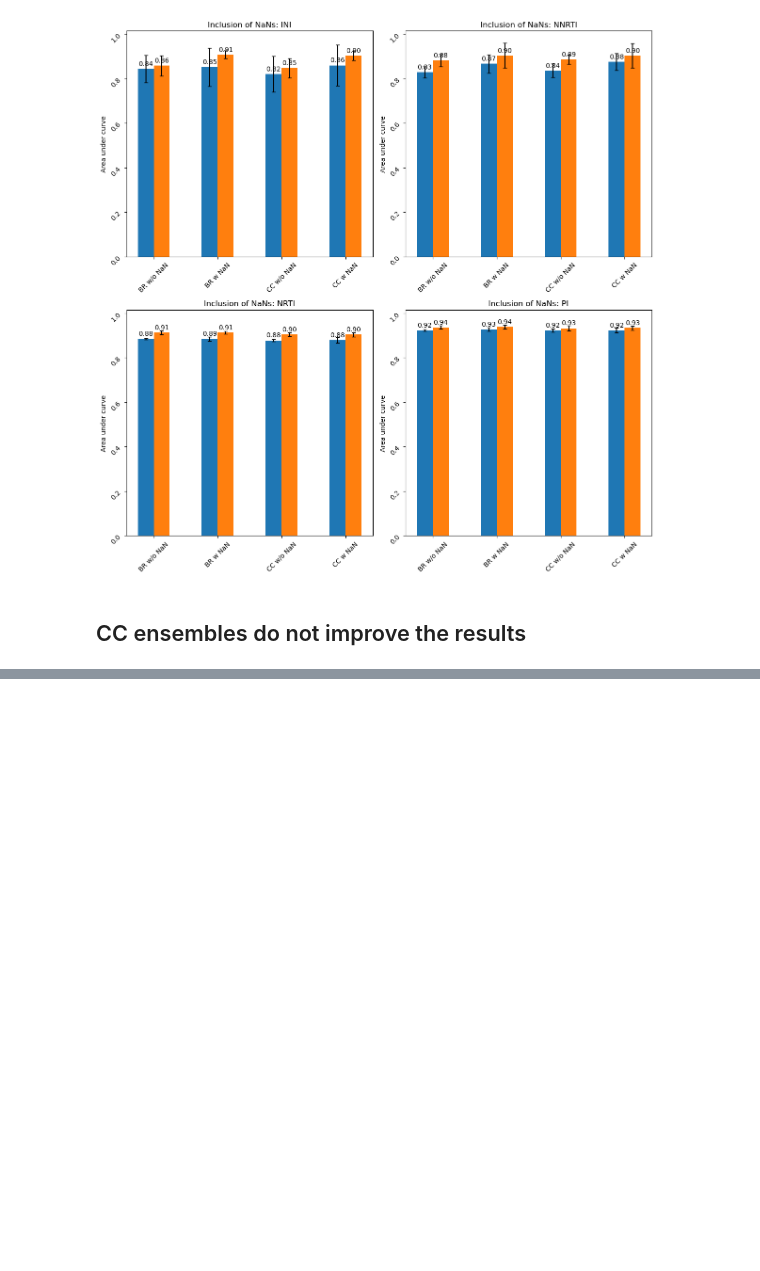
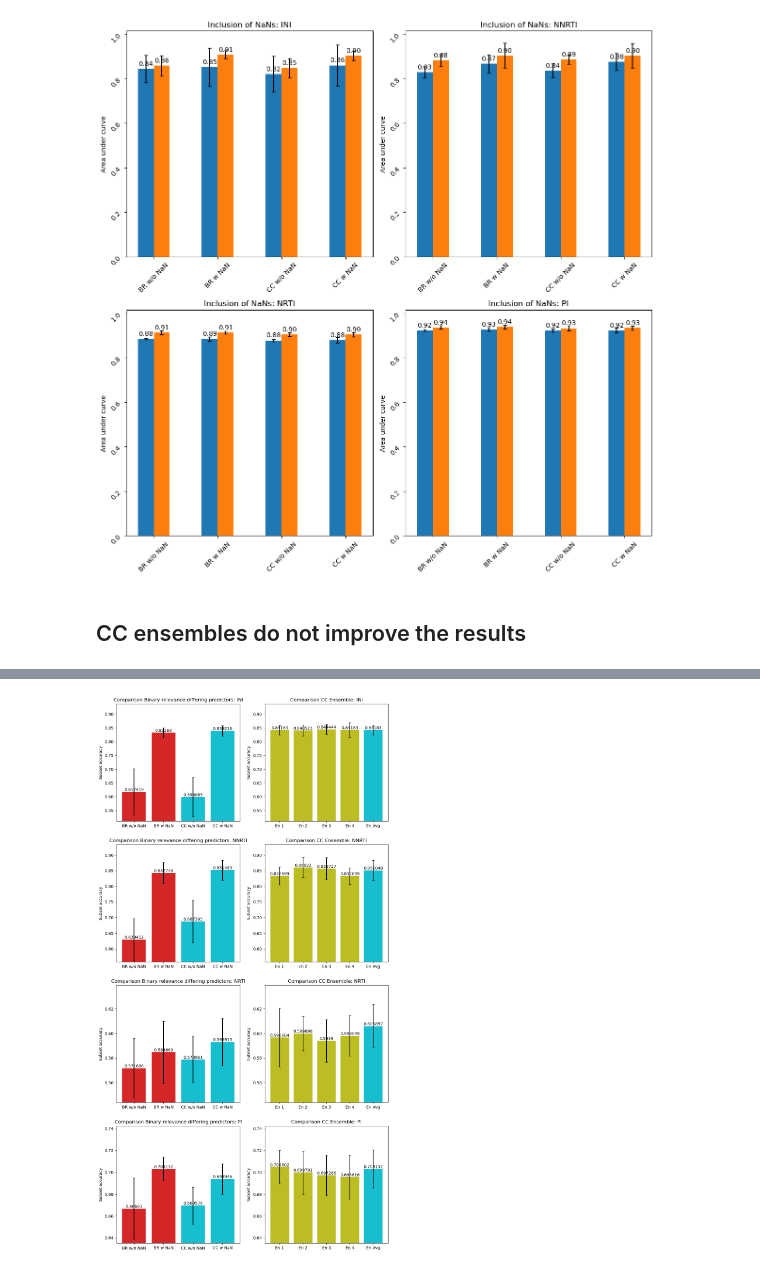
Before and after one commit to FloAvis/Masterthesis_TabPFN_HIV, a Jupyter notebook: statistics/PT_statistics.ipynb, the cells around one changed output, grey strips where cells are left out. Cells and saved outputs as stored; diff of their text form; code cells hidden in the pictures; blank space fills up the shorter version.

```diff
--- a/statistics/PT_statistics.ipynb
+++ b/statistics/PT_statistics.ipynb
@@ -635,0 +658,58 @@ Warning: True label is Missing,
+# %%
+#Figure
+
+
+models_w_TabPFN = ["BR w/o NaN", "BR w NaN", "CC w/o NaN", "CC w NaN"]
+
+color = ["tab:red"] * 2 + ["tab:cyan"] * 2
+
+ensemble_labels = ["En 1", "En 2", "En 3", "En 4", "En Avg"]
+
+color_en = ["tab:olive"] * 4 + ["tab:cyan"]
+
+fig, axs = plt.subplots(4, 2, figsize=(12, 24))
+
+axs = axs.flatten()
+
+for i, drug in enumerate(df_sub_accs_groups_mean.columns.values.tolist()):
+    j = 2 * i
+    #print(axs[i])
+    #print(i)
+
+    p = axs[j].bar(models_w_TabPFN, df_sub_accs_groups_mean[drug], color=color)
+    axs[j].errorbar(models_w_TabPFN, df_sub_accs_groups_mean[drug], yerr=df_sub_accs_groups_std[drug], capsize=3,
+                    fmt="none", ecolor="black")
+
+    axs[j].bar_label(p, label_type="edge")
+
+    #axs[i].set_xticks(x)
+    #axs[i].set_xticklabels(target_ml["Drug"])
+    axs[j].set_ylabel('Subset accuracy')
+    axs[j].set_ylim(max(0, min((df_ensemble_accs_groups_mean[drug].min() - df_ensemble_accs_groups_std[drug].max()),
+                               (df_sub_accs_groups_mean[drug].min() - df_sub_accs_groups_std[drug].max())) * 0.995),
+                    min(1.0 + df_ensemble_accs_groups_std[drug].max(),
+                        max((df_ensemble_accs_groups_mean[drug].max() + df_ensemble_accs_groups_std[drug].max()),
+                            (df_sub_accs_groups_mean[drug].max() + df_sub_accs_groups_std[drug].max())) * 1.015))
+    axs[j].set_title('Comparison Binary relevance differing predictors: ' + drug)
+
+    p2 = axs[j + 1].bar(ensemble_labels, df_ensemble_accs_groups_mean[drug], color=color_en)
+    axs[j + 1].errorbar(ensemble_labels, df_ensemble_accs_groups_mean[drug], yerr=df_ensemble_accs_groups_std[drug],
+                        capsize=3, fmt="none", ecolor="black")
+
+    axs[j + 1].bar_label(p2, label_type="edge")
+
+    #axs[i].set_xticks(x)
+    #axs[i].set_xticklabels(target_ml["Drug"])
+    axs[j + 1].set_ylabel('Subset accuracy')
+    axs[j + 1].set_ylim(max(0, min((df_ensemble_accs_groups_mean[drug].min() - df_ensemble_accs_groups_std[drug].max()),
+                                   (df_sub_accs_groups_mean[drug].min() - df_sub_accs_groups_std[drug].max())) * 0.995),
+                        min(1.0 + df_ensemble_accs_groups_std[drug].max(),
+                            max((df_ensemble_accs_groups_mean[drug].max() + df_ensemble_accs_groups_std[drug].max()),
+                                (df_sub_accs_groups_mean[drug].max() + df_sub_accs_groups_std[drug].max())) * 1.015))
+    axs[j + 1].set_title('Comparison CC Ensemble: ' + drug)
+
+#plt.savefig("../figures/BR_CC_ensemble_kfold_comparison_own_save.png")
+
+#plt.savefig("../figures/" + filepath_ml.split("/")[-1].split("_")[0] + "_Multilabel_Comparison.png")
+# %% [output]
+[figure, added]
```
Also changed, not shown: parts of 1 cell of this notebook, 2 other files.
